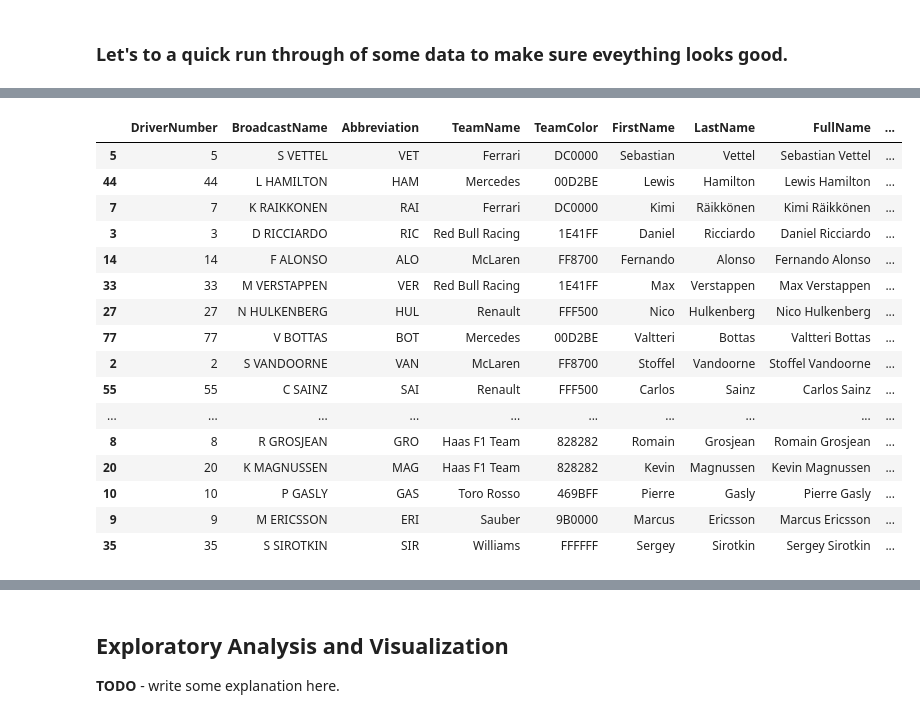
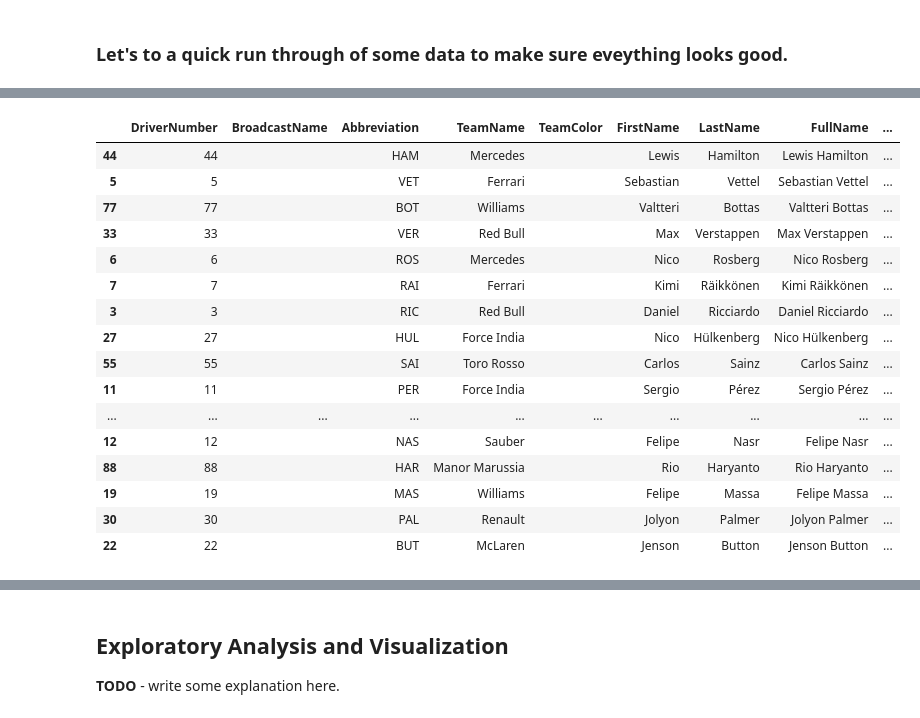
Before and after one commit to Zoibderg/F1-Analysis, a Jupyter notebook: Hybrid_Era_Analysis.ipynb, the cells around one changed output, grey strips where cells are left out. Cells and saved outputs as stored; diff of their text form; code cells hidden in the pictures.

Commit message:
dataframe fixes

```diff
--- a/Hybrid_Era_Analysis.ipynb
+++ b/Hybrid_Era_Analysis.ipynb
@@ -381,4 +381,8 @@ event_data_2020['Styrian Grand Prix']
 hybrid_schedule = hybrid_data.hybrid_schs
 hybrid_events = hybrid_data.events
 hybrid_event_data = hybrid_data.event_data
+
+# CONVERT DATA TO DATAFRAMES
+hybrid_events = pd.DataFrame.from_dict(hybrid_events, orient='index')
+hybrid_event_data = pd.DataFrame.from_dict(hybrid_event_data, orient='index')
 # %%
@@ -416,23 +456,23 @@ dict_keys(['Australian Grand Prix', 'Bahrain Grand Prix', 'Chinese Grand Prix',
 # %%
-hybrid_event_data[2018]['Australian Grand Prix']
+hybrid_event_data.loc[2016, 'Canadian Grand Prix']
 # %% [output]
 |  | DriverNumber | BroadcastName | Abbreviation | TeamName | TeamColor | FirstName | LastName | FullName | ... |
-| 5 | 5 | S VETTEL | VET | Ferrari | DC0000 | Sebastian | Vettel | Sebastian Vettel | ... |
-| 44 | 44 | L HAMILTON | HAM | Mercedes | 00D2BE | Lewis | Hamilton | Lewis Hamilton | ... |
-| 7 | 7 | K RAIKKONEN | RAI | Ferrari | DC0000 | Kimi | Räikkönen | Kimi Räikkönen | ... |
-| 3 | 3 | D RICCIARDO | RIC | Red Bull Racing | 1E41FF | Daniel | Ricciardo | Daniel Ricciardo | ... |
-| 14 | 14 | F ALONSO | ALO | McLaren | FF8700 | Fernando | Alonso | Fernando Alonso | ... |
-| 33 | 33 | M VERSTAPPEN | VER | Red Bull Racing | 1E41FF | Max | Verstappen | Max Verstappen | ... |
-| 27 | 27 | N HULKENBERG | HUL | Renault | FFF500 | Nico | Hulkenberg | Nico Hulkenberg | ... |
-| 77 | 77 | V BOTTAS | BOT | Mercedes | 00D2BE | Valtteri | Bottas | Valtteri Bottas | ... |
-| 2 | 2 | S VANDOORNE | VAN | McLaren | FF8700 | Stoffel | Vandoorne | Stoffel Vandoorne | ... |
-| 55 | 55 | C SAINZ | SAI | Renault | FFF500 | Carlos | Sainz | Carlos Sainz | ... |
+| 44 | 44 |  | HAM | Mercedes |  | Lewis | Hamilton | Lewis Hamilton | ... |
+| 5 | 5 |  | VET | Ferrari |  | Sebastian | Vettel | Sebastian Vettel | ... |
+| 77 | 77 |  | BOT | Williams |  | Valtteri | Bottas | Valtteri Bottas | ... |
+| 33 | 33 |  | VER | Red Bull |  | Max | Verstappen | Max Verstappen | ... |
+| 6 | 6 |  | ROS | Mercedes |  | Nico | Rosberg | Nico Rosberg | ... |
+| 7 | 7 |  | RAI | Ferrari |  | Kimi | Räikkönen | Kimi Räikkönen | ... |
+| 3 | 3 |  | RIC | Red Bull |  | Daniel | Ricciardo | Daniel Ricciardo | ... |
+| 27 | 27 |  | HUL | Force India |  | Nico | Hülkenberg | Nico Hülkenberg | ... |
+| 55 | 55 |  | SAI | Toro Rosso |  | Carlos | Sainz | Carlos Sainz | ... |
+| 11 | 11 |  | PER | Force India |  | Sergio | Pérez | Sergio Pérez | ... |
 | ... | ... | ... | ... | ... | ... | ... | ... | ... | ... |
-| 8 | 8 | R GROSJEAN | GRO | Haas F1 Team | 828282 | Romain | Grosjean | Romain Grosjean | ... |
-| 20 | 20 | K MAGNUSSEN | MAG | Haas F1 Team | 828282 | Kevin | Magnussen | Kevin Magnussen | ... |
-| 10 | 10 | P GASLY | GAS | Toro Rosso | 469BFF | Pierre | Gasly | Pierre Gasly | ... |
-| 9 | 9 | M ERICSSON | ERI | Sauber | 9B0000 | Marcus | Ericsson | Marcus Ericsson | ... |
-| 35 | 35 | S SIROTKIN | SIR | Williams | FFFFFF | Sergey | Sirotkin | Sergey Sirotkin | ... |
+| 12 | 12 |  | NAS | Sauber |  | Felipe | Nasr | Felipe Nasr | ... |
+| 88 | 88 |  | HAR | Manor Marussia |  | Rio | Haryanto | Rio Haryanto | ... |
+| 19 | 19 |  | MAS | Williams |  | Felipe | Massa | Felipe Massa | ... |
+| 30 | 30 |  | PAL | Renault |  | Jolyon | Palmer | Jolyon Palmer | ... |
+| 22 | 22 |  | BUT | McLaren |  | Jenson | Button | Jenson Button | ... |
 # %%
 # LETS MAKE ANOTHER JOVIAN COMMIT
 jovian.commit(project=project_name, filename=project_file, files=["explore_ergast.py","explore_ergastpy.py", "notebook_source", "cache"])
```
Also changed, not shown: parts of 10 cells of this notebook.
